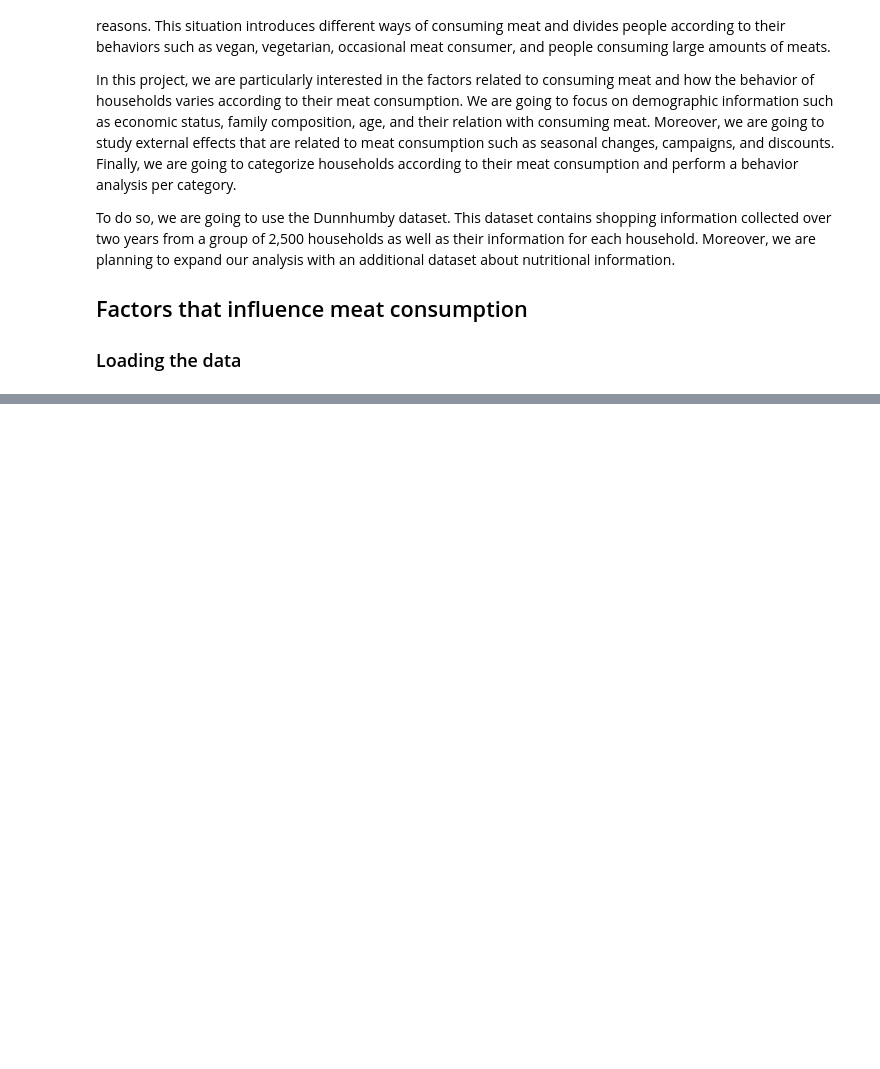
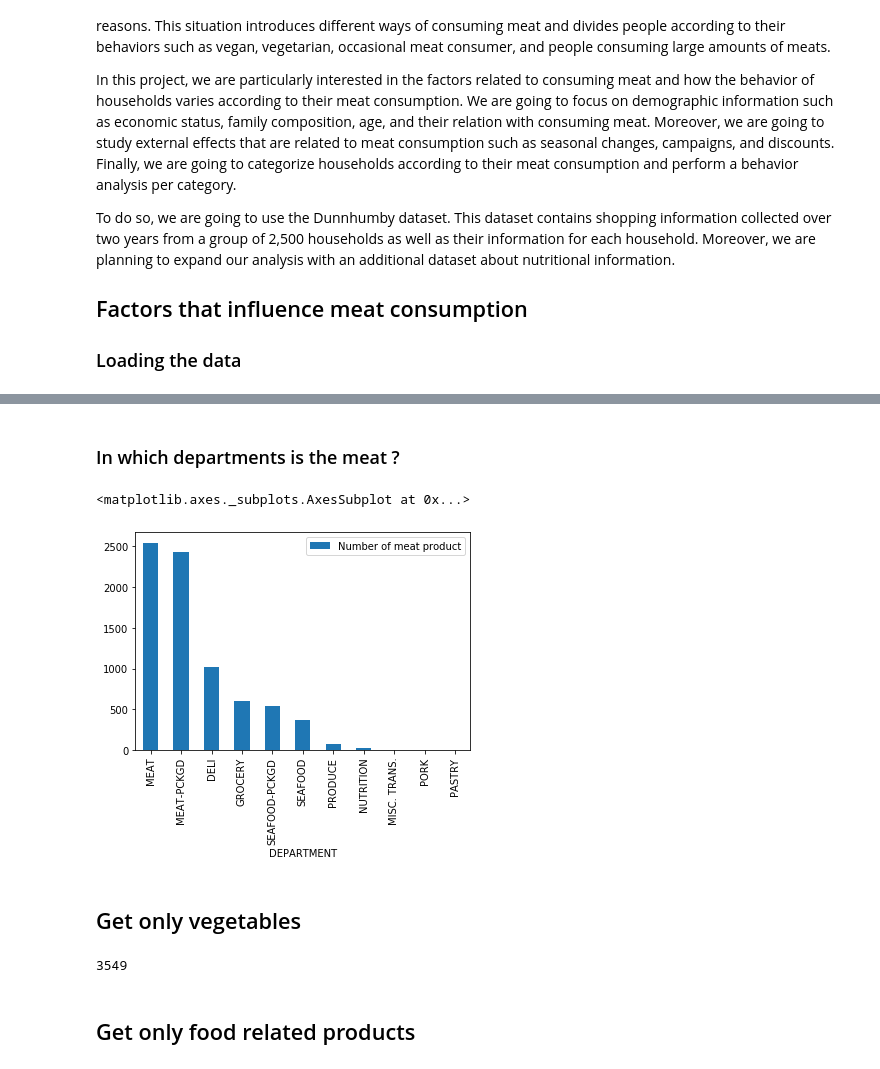
Before and after one commit to BenjaminEngelman/ADA-Project, a Jupyter notebook: Project-MainThomas.ipynb, the cells around one changed output, grey strips where cells are left out. Saved outputs shown, nothing was run; the diff lists cells and outputs as text; code cells hidden in the pictures; blank space fills up the shorter version.

```diff
--- a/Project-MainThomas.ipynb
+++ b/Project-MainThomas.ipynb
@@ -126,0 +156,4 @@ cont_meat.to_csv('data/cont_meat.csv')
+# %%
+# add particular words that are not in both websites
+meat_words.extend(["SALAMI", "HAM", "POULTRY", "SEAFOOD", "FISH","MEAT","MEATS"])
+print(meat_words)
@@ -126,0 +162,8 @@ cont_meat.to_csv('data/cont_meat.csv')
+# %%
+meat_words_regex = [r'\b%s\b' % word for word in meat_words]
+full_regex = re.compile('|'.join(meat_words_regex))
+meat_products = products[products.DEPARTMENT.str.contains(full_regex, regex=True)|\
+                          products.COMMODITY_DESC.str.contains(full_regex, regex=True) |\
+                          products.SUB_COMMODITY_DESC.str.contains(full_regex, regex=True)]
+print('There are {0} meat products distributed in {1} different departments.'.format(len(meat_products['PRODUCT_ID'].unique()), len(meat_products['DEPARTMENT'].unique())))
+meat_products['COMMODITY_DESC'].unique()
@@ -126,0 +191,9 @@ cont_meat.to_csv('data/cont_meat.csv')
+# %%
+meat_drops_sub = [ 'FROZEN MEAT (VEGETARIAN)', 'VEGETARIAN MEATS', 'FRZN MEAT ALTERNATIVES', 'SAUERKRAUT', 'PICKLES',\
+                  'SALADS', 'CHEESE', 'PICKLE ITEMS', 'SAL:OLIVES/PICKLES-BULK', 'POTATOES PROCESSED',\
+                  'NON-MEATS - OTHER', 'MISC SALES TRANS', 'NON-MEATS - OTHER']
+meat_products = meat_products[meat_products['SUB_COMMODITY_DESC'].isin(meat_drops_sub) == 0]
+print('There are {0} meat products distributed in {1} different departments.'.format(len(meat_products['PRODUCT_ID'].unique()), len(meat_products['DEPARTMENT'].unique())))
+meat_products.groupby("DEPARTMENT")\
+                                   .count()["PRODUCT_ID"]\
+                                   .sort_values(ascending=False)
@@ -126,0 +221,6 @@ cont_meat.to_csv('data/cont_meat.csv')
+# %%
+drops = ['MISCELLANEOUS','BEANS - CANNED GLASS & MW']
+drop_rows = meat_products[meat_products['COMMODITY_DESC'].isin(drops)].copy()
+meat_products = meat_products.set_index('PRODUCT_ID')
+meat_products = meat_products.drop(drop_rows['PRODUCT_ID'])
+meat_products.head(5)
@@ -126,0 +268,13 @@ cont_meat.to_csv('data/cont_meat.csv')
+# %% [markdown]
+### In which departments is the meat ?
+# %%
+num_of_meat_per_dep = meat_products.groupby("DEPARTMENT")\
+                                   .count()["PRODUCT_ID"]\
+                                   .sort_values(ascending=False)\
+                                   .reset_index(name="Number of meat product")
+num_of_meat_per_dep.plot.bar(x="DEPARTMENT", y="Number of meat product")
+# %% [output]
+<matplotlib.axes._subplots.AxesSubplot at 0x...>
+[figure, added]
+# %% [markdown]
+## Get only vegetables
@@ -126,0 +318,11 @@ cont_meat.to_csv('data/cont_meat.csv')
+# %%
+veggie_words_regex = [r'\b%s\b' % word for word in veggies]
+full_regex = re.compile('|'.join(veggie_words_regex))
+
+veggie_products = products[products.COMMODITY_DESC.str.contains(full_regex, regex=True) |\
+                          products.SUB_COMMODITY_DESC.str.contains(full_regex, regex=True)]
+len(veggie_products)
+# %% [output]
+3549
+# %% [markdown]
+## Get only food related products
```
Also changed, not shown: parts of 95 cells of this notebook.
